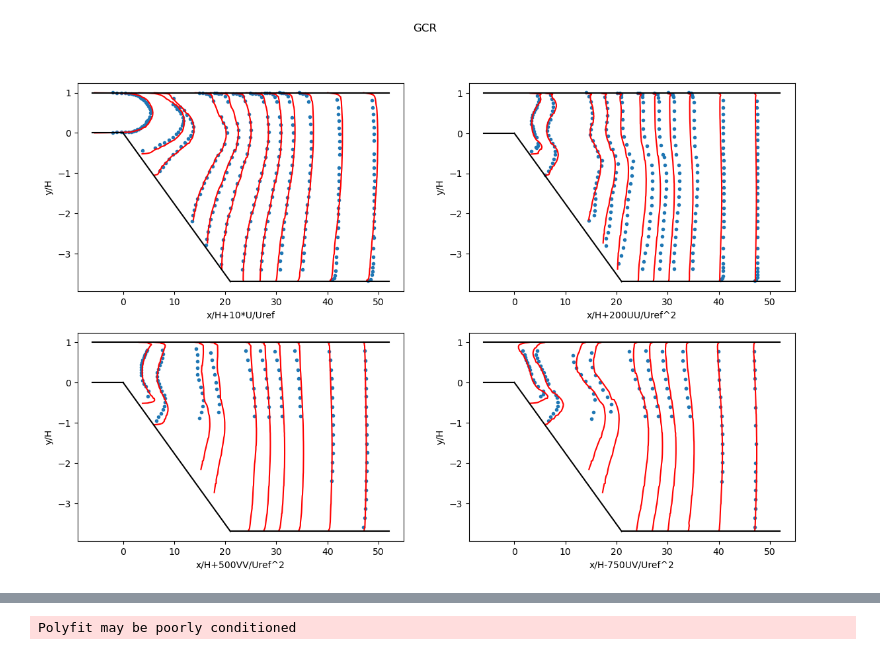
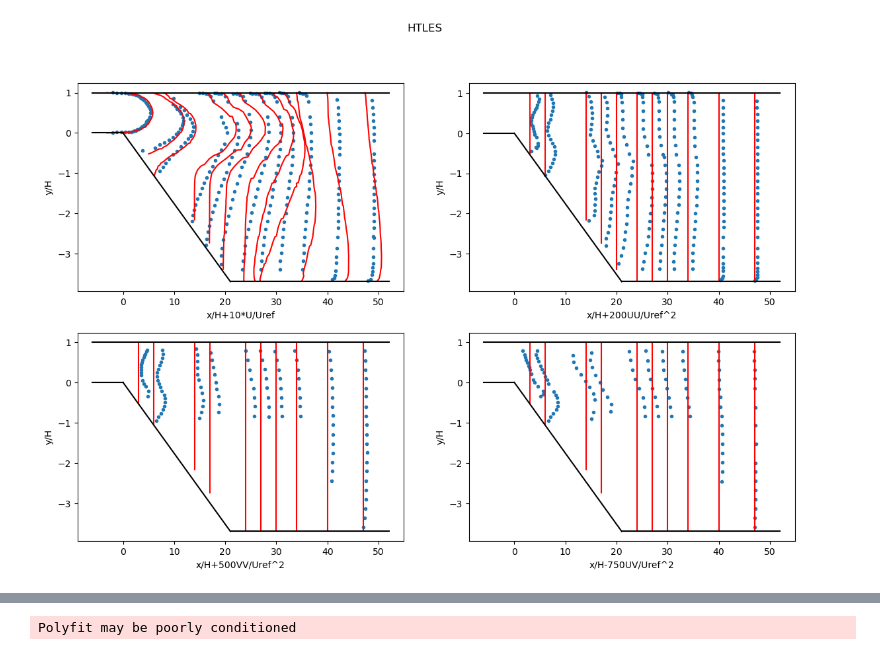
Before and after one commit to JulesL2/CS_Postprocess, a Jupyter notebook: Diffuser.ipynb, the cells around one changed output, grey strips where cells are left out. Saved outputs shown, nothing was run; the diff lists cells and outputs as text; code cells hidden in the pictures.

```diff
--- a/Diffuser.ipynb
+++ b/Diffuser.ipynb
@@ -18,19 +18,27 @@ experiment_uu = pd.read_csv("/home/juleslecoustre/Documents/Diffuser/CASE1/u_var
 experiment_uv = pd.read_csv("/home/juleslecoustre/Documents/Diffuser/CASE1/uv_covariance.csv")
 experiment_vv = pd.read_csv("/home/juleslecoustre/Documents/Diffuser/CASE1/v_variance.csv")
 
-Struct_quad = {"Profiles_Path":Path("/home/juleslecoustre/Documents/Acqua/Diffuser/STRUCT_Cubic_GCR/profiles"),
+Struct_cubic = {"Profiles_Path":Path("/home/juleslecoustre/Documents/Acqua/Diffuser/STRUCT_Cubic_GCR/profiles"),
                 "measures":["-0.06","0.03","0.06","0.14","0.17","0.20","0.24","0.27","0.30","0.34","0.40","0.47"],
                 "Iter":"50000",
                 "Name":"GCR"}
 
-Struct_cubic = {"Profiles_Path":Path("/home/juleslecoustre/Documents/Acqua/Diffuser/STRUCT_Cubic_GCR_vel_auto/profiles"),
+HTLES = {"Profiles_Path":Path("/home/juleslecoustre/Documents/Acqua/Diffuser/HTLES_OMG_2/profiles"),
                 "measures":["-0.06","0.03","0.06","0.14","0.17","0.20","0.24","0.27","0.30","0.34","0.40","0.47"],
                 "Iter":"50000",
-                "Name":"GCR+SymmGauss"}
+                "Name":"HTLES"}
 
-cases = [Struct_quad]
+SKE = {"Profiles_Path":Path("/home/juleslecoustre/Documents/Acqua/Diffuser/SKE/profiles"),
+                "measures":["-0.06","0.03","0.06","0.14","0.17","0.20","0.24","0.27","0.30","0.34","0.40","0.47"],
+                "Iter":"30000",
+                "Name":"SKE"}
+
+cases = [HTLES]
 
 for case in cases:
+  df_save = pd.DataFrame()
+  df_save_exp = pd.DataFrame()
+  txt = ""
   Profiles_Path = case["Profiles_Path"]
   measures = case["measures"]
   Iter = case["Iter"]
@@ -47,13 +55,25 @@ for case in cases:
     df["x/H+10U/Uref"] = df["x"]/Diffuser_h + 10*df["U_avg"]/U_ref
     df["y/H"] = df["y"]/Diffuser_h
     ax.plot(df["x/H+10U/Uref"],df["y/H"],c="r")
+    df_save["cfd_{}x_u_x".format(mes)] = df["x/H+10U/Uref"]
+    df_save["cfd_{}x_u_y".format(mes)] = df["y/H"]
+    if mes != "0.03":
+      txt += "\\addplot+[green,thick,solid,no marks,forget plot] table[x={},y={},col sep=comma]{{Graphs/Diffuser/Diffuser_graphs_SKE.csv}};\n".format("cfd_{}x_u_x".format(mes),"cfd_{}x_u_y".format(mes))
+    else:
+      txt += "\\addplot+[green,thick,solid,no marks] table[x={},y={},col sep=comma]{{Graphs/Diffuser/Diffuser_graphs_SKE.csv}};\n".format("cfd_{}x_u_x".format(mes),"cfd_{}x_u_y".format(mes))
+      txt+="\\addlegendentry{{STRUCT-$\\varepsilon$}};\n"
   ax.scatter(experiment_dif["x"],experiment_dif["y1"]/Diffuser_h,marker='.')
+  df_save_exp["exp_u_x"] = experiment_dif["x"]
+  df_save_exp["exp_u_y"] = experiment_dif["y1"]/Diffuser_h
+  #txt += "\\addplot+[only marks, black,thick,mark options={{scale=\ScaleDiff}},mark=*] table[x=exp_u_x,y=exp_u_y,col sep=comma]{{Graphs/Diffuser/Diffuser_graphs_exp.csv}};\n\\addlegendentry{{Experiment}};\n".format()
   ax.plot([-6,0],[0,0],c="black")
   ax.plot([0,21],[0,-3.7],c="black")
   ax.plot([21,52],[-3.7,-3.7],c="black")
   ax.plot([-6,52],[1,1],c="black")
   ax.set_xlabel("x/H+10*U/Uref")
   ax.set_ylabel("y/H")
+  txt += "\n\n"
+
 
   if "-0.06" in measures:
     measures.remove("-0.06")
@@ -66,14 +86,25 @@ for case in cases:
     df.columns = col2
     df["x/H+200UU/Uref^2"] = df["x"]/Diffuser_h + 200*df["UU_avg"]/U_ref**2
     df["y/H"] = df["y"]/Diffuser_h
+    df_save["cfd_{}x_uu_x".format(mes)] = df["x/H+200UU/Uref^2"]
+    df_save["cfd_{}x_uu_y".format(mes)] = df["y/H"]
     ax.plot(df["x/H+200UU/Uref^2"],df["y/H"],c="r")
+    if mes != "0.03":
+      txt += "\\addplot+[green,thick,solid,no marks,forget plot] table[x={},y={},col sep=comma]{{Graphs/Diffuser/Diffuser_graphs_SKE.csv}};\n".format("cfd_{}x_uu_x".format(mes),"cfd_{}x_uu_y".format(mes))
+    else:
+      txt += "\\addplot+[green,thick,solid,no marks] table[x={},y={},col sep=comma]{{Graphs/Diffuser/Diffuser_graphs_SKE.csv}};\n".format("cfd_{}x_uu_x".format(mes),"cfd_{}x_uu_y".format(mes))
+      txt+="\\addlegendentry{{STRUCT-$\\varepsilon$}};\n"
   ax.scatter(experiment_uu["x"],experiment_uu["y1"]/Diffuser_h,marker='.')
+  df_save_exp["exp_uu_x"] = experiment_uu["x"]
+  df_save_exp["exp_uu_y"] = experiment_uu["y1"]/Diffuser_h
+  #txt += "\\addplot+[only marks, black,thick,mark options={{scale=\ScaleDiff}},mark=*] table[x=exp_uu_x,y=exp_uu_y,col sep=comma]{{Graphs/Diffuser/Diffuser_graphs_exp.csv}};\n\\addlegendentry{{Experiment}};\n".format()
   ax.plot([-6,0],[0,0],c="black")
   ax.plot([0,21],[0,-3.7],c="black")
   ax.plot([21,52],[-3.7,-3.7],c="black")
   ax.plot([-6,52],[1,1],c="black")
   ax.set_xlabel("x/H+200UU/Uref^2")
   ax.set_ylabel("y/H")
+  txt += "\n\n"
 
   if "0.20" in measures:
     measures.remove("0.20")
@@ -86,32 +117,56 @@ for case in cases:
     df.columns = col2
     df["x/H+500VV/Uref^2"] = df["x"]/Diffuser_h + 500*df["VV_avg"]/U_ref**2
     df["y/H"] = df["y"]/Diffuser_h
+    df_save["cfd_{}x_vv_x".format(mes)] = df["x/H+500VV/Uref^2"]
+    df_save["cfd_{}x_vv_y".format(mes)] = df["y/H"]
     ax.plot(df["x/H+500VV/Uref^2"],df["y/H"],c="r")
+    if mes != "0.03":
+      txt += "\\addplot+[green,thick,solid,no marks,forget plot] table[x={},y={},col sep=comma]{{Graphs/Diffuser/Diffuser_graphs_SKE.csv}};\n".format("cfd_{}x_vv_x".format(mes),"cfd_{}x_vv_y".format(mes))
+    else:
+      txt += "\\addplot+[green,thick,solid,no marks] table[x={},y={},col sep=comma]{{Graphs/Diffuser/Diffuser_graphs_SKE.csv}};\n".format("cfd_{}x_vv_x".format(mes),"cfd_{}x_vv_y".format(mes))
+      txt+="\\addlegendentry{{STRUCT-$\\varepsilon$}};\n"
   ax.scatter(experiment_vv["x"],experiment_vv["y1"]/Diffuser_h,marker='.')
+  df_save_exp["exp_vv_x"] = experiment_vv["x"]
+  df_save_exp["exp_vv_y"] = experiment_vv["y1"]/Diffuser_h
+  #txt += "\\addplot+[only marks, black,thick,mark options={{scale=\ScaleDiff}},mark=*] table[x=exp_vv_x,y=exp_vv_y,col sep=comma]{{Graphs/Diffuser/Diffuser_graphs_exp.csv}};\n\\addlegendentry{{Experiment}};\n".format()
   ax.plot([-6,0],[0,0],c="black")
   ax.plot([0,21],[0,-3.7],c="black")
   ax.plot([21,52],[-3.7,-3.7],c="black")
   ax.plot([-6,52],[1,1],c="black")
   ax.set_xlabel("x/H+500VV/Uref^2")
   ax.set_ylabel("y/H")
+  txt += "\n\n"
 
   ax=axes[1][1]
   for mes in measures:
     df = pd.read_csv(Profiles_Path.joinpath("{0}x_{1}.csv".format(mes,Iter)))
     col2  = []
     for col in df.columns:
         col2.append(str(col).strip(' '))
     df.columns = col2
-    df["x/H-750UV/Uref^2"] = df["x"]/Diffuser_h -+ 750*df["UV_avg"]/U_ref**2
+    df["x/H-750UV/Uref^2"] = df["x"]/Diffuser_h - 750*df["UV_avg"]/U_ref**2
     df["y/H"] = df["y"]/Diffuser_h
     ax.plot(df["x/H-750UV/Uref^2"],df["y/H"],c="r")
+    df_save["cfd_{}x_uv_x".format(mes)] = df["x/H-750UV/Uref^2"]
+    df_save["cfd_{}x_uv_y".format(mes)] = df["y/H"]
+    if mes != "0.03":
+      txt += "\\addplot+[green,thick,solid,no marks,forget plot] table[x={},y={},col sep=comma]{{Graphs/Diffuser/Diffuser_graphs_SKE.csv}};\n".format("cfd_{}x_uv_x".format(mes),"cfd_{}x_uv_y".format(mes))
+    else:
+      txt += "\\addplot+[green,thick,solid,no marks] table[x={},y={},col sep=comma]{{Graphs/Diffuser/Diffuser_graphs_SKE.csv}};\n".format("cfd_{}x_uv_x".format(mes),"cfd_{}x_uv_y".format(mes))
+      txt+="\\addlegendentry{{STRUCT-$\\varepsilon$}};\n"
   ax.scatter(experiment_uv["x"],experiment_uv["y1"]/Diffuser_h,marker='.')
+  df_save_exp["exp_uv_x"] = experiment_uv["x"]
+  df_save_exp["exp_uv_y"] = experiment_uv["y1"]/Diffuser_h
+  #txt += "\\addplot+[only marks, black,thick,mark options={{scale=\ScaleDiff}},mark=*] table[x=exp_uv_x,y=exp_uv_y,col sep=comma]{{Graphs/Diffuser/Diffuser_graphs_exp.csv}};\n\\addlegendentry{{Experiment}};\n".format()
   ax.plot([-6,0],[0,0],c="black")
   ax.plot([0,21],[0,-3.7],c="black")
   ax.plot([21,52],[-3.7,-3.7],c="black")
   ax.plot([-6,52],[1,1],c="black")
   ax.set_xlabel("x/H-750UV/Uref^2")
   ax.set_ylabel("y/H")
 plt.show()
+df_save.to_csv("Diffuser_graphs_SKE.csv")
+df_save_exp.to_csv("Diffuser_graphs_exp.csv")
+print(txt)
 # %% [output]
-[figure, old version]
+[figure, new version]
```
Also changed, not shown: parts of 1 cell of this notebook, 4 other files.
